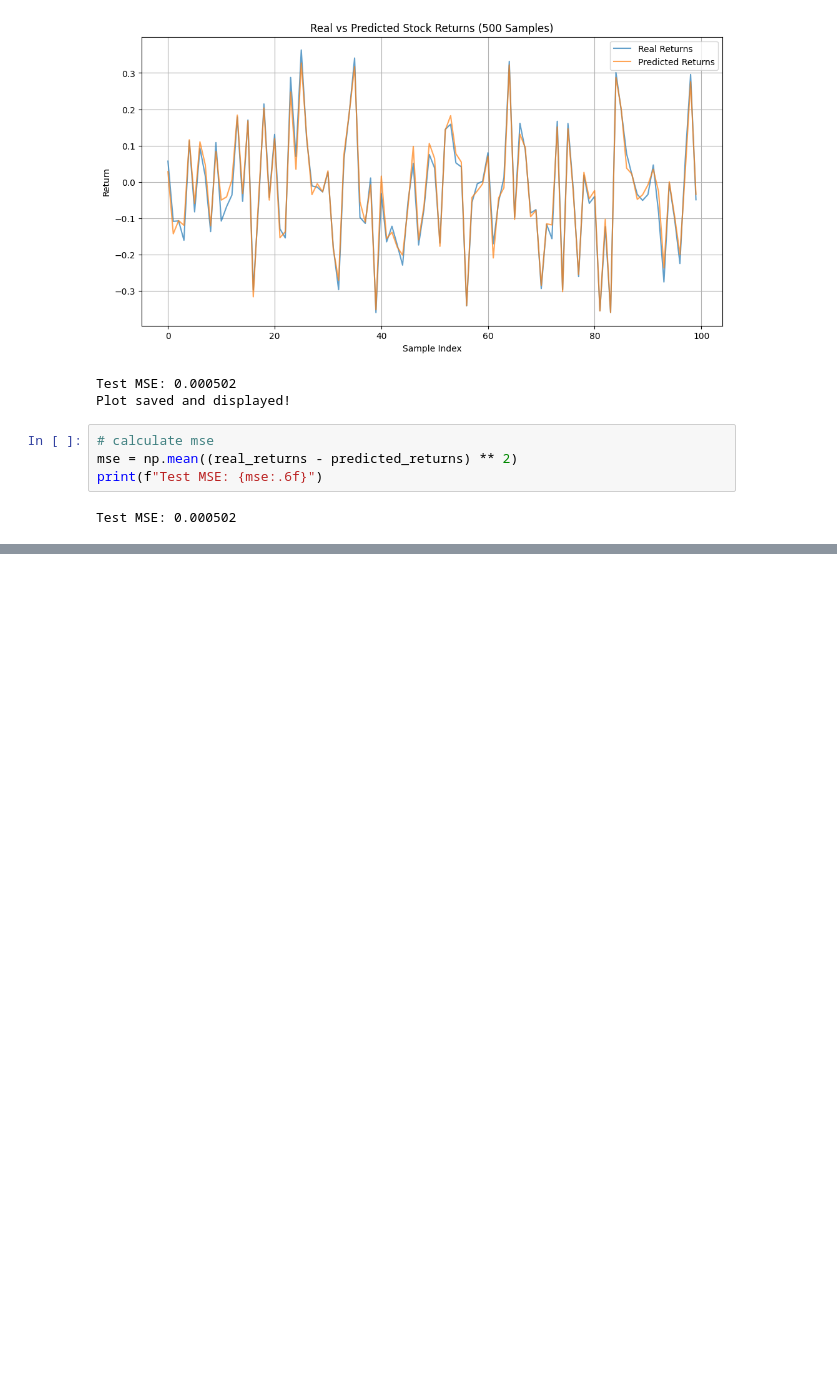
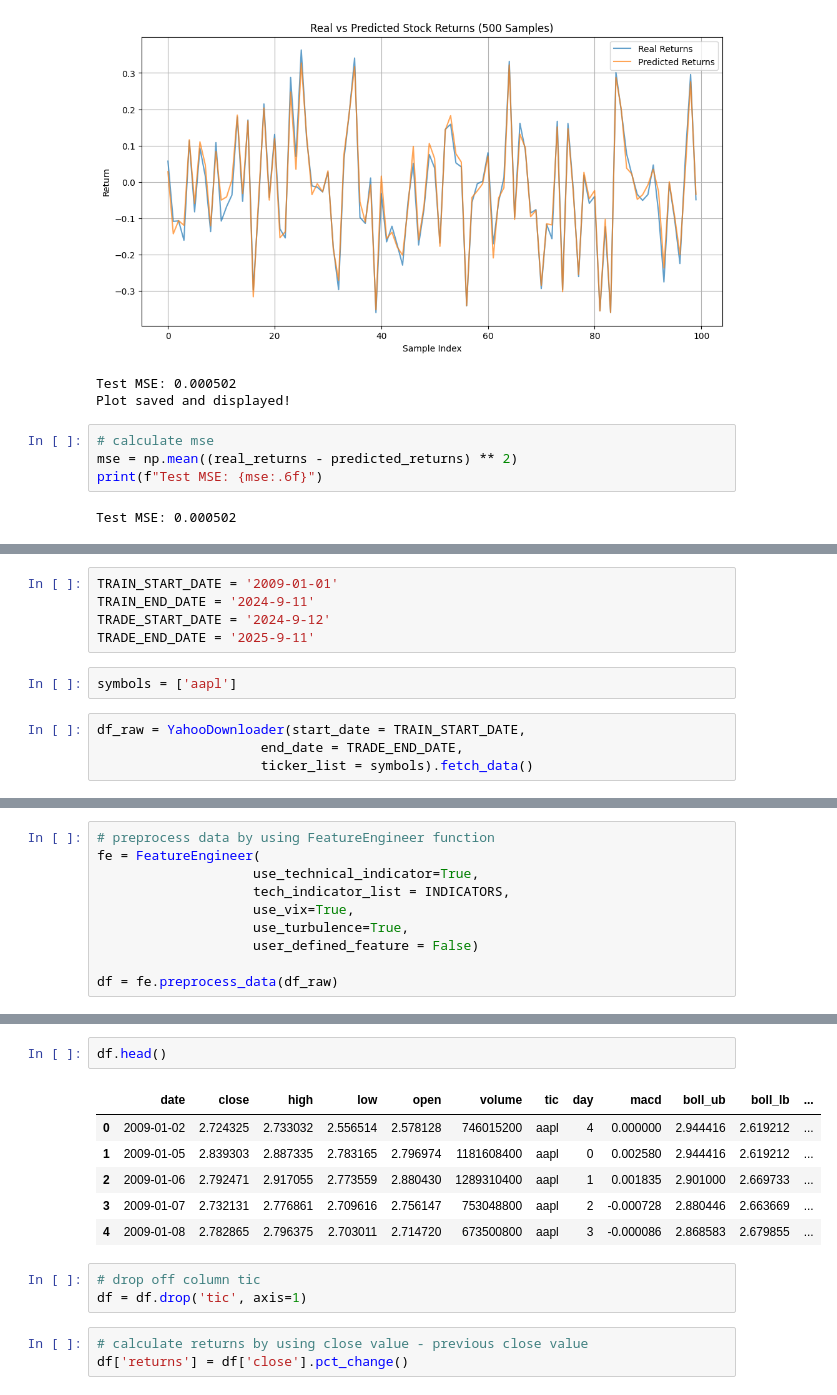
Before and after one commit to JianfengMI/MLprojects, a Jupyter notebook: Factor_GAN_stock_price_prediction.ipynb, the cells around one changed output, grey strips where cells are left out. Drawn from its saved outputs; the diff is of its cells as text; blank space fills up the shorter version.

```diff
--- a/Factor_GAN_stock_price_prediction.ipynb
+++ b/Factor_GAN_stock_price_prediction.ipynb
@@ -357,0 +401,11 @@ Test MSE: 0.000502
+# %%
+TRAIN_START_DATE = '2009-01-01'
+TRAIN_END_DATE = '2024-9-11'
+TRADE_START_DATE = '2024-9-12'
+TRADE_END_DATE = '2025-9-11'
+# %%
+symbols = ['aapl']
+# %%
+df_raw = YahooDownloader(start_date = TRAIN_START_DATE,
+                     end_date = TRADE_END_DATE,
+                     ticker_list = symbols).fetch_data()
@@ -357,0 +425,10 @@ Test MSE: 0.000502
+# %%
+# preprocess data by using FeatureEngineer function
+fe = FeatureEngineer(
+                    use_technical_indicator=True,
+                    tech_indicator_list = INDICATORS,
+                    use_vix=True,
+                    use_turbulence=True,
+                    user_defined_feature = False)
+
+df = fe.preprocess_data(df_raw)
@@ -357,0 +441,15 @@ Test MSE: 0.000502
+# %%
+df.head()
+# %% [output]
+|  | date | close | high | low | open | volume | tic | day | macd | boll_ub | boll_lb | ... |
+| 0 | 2009-01-02 | 2.724325 | 2.733032 | 2.556514 | 2.578128 | 746015200 | aapl | 4 | 0.000000 | 2.944416 | 2.619212 | ... |
+| 1 | 2009-01-05 | 2.839303 | 2.887335 | 2.783165 | 2.796974 | 1181608400 | aapl | 0 | 0.002580 | 2.944416 | 2.619212 | ... |
+| 2 | 2009-01-06 | 2.792471 | 2.917055 | 2.773559 | 2.880430 | 1289310400 | aapl | 1 | 0.001835 | 2.901000 | 2.669733 | ... |
+| 3 | 2009-01-07 | 2.732131 | 2.776861 | 2.709616 | 2.756147 | 753048800 | aapl | 2 | -0.000728 | 2.880446 | 2.663669 | ... |
+| 4 | 2009-01-08 | 2.782865 | 2.796375 | 2.703011 | 2.714720 | 673500800 | aapl | 3 | -0.000086 | 2.868583 | 2.679855 | ... |
+# %%
+# drop off column tic
+df = df.drop('tic', axis=1)
+# %%
+# calculate returns by using close value - previous close value
+df['returns'] = df['close'].pct_change()
```
Also changed, not shown: parts of 29 cells of this notebook.
